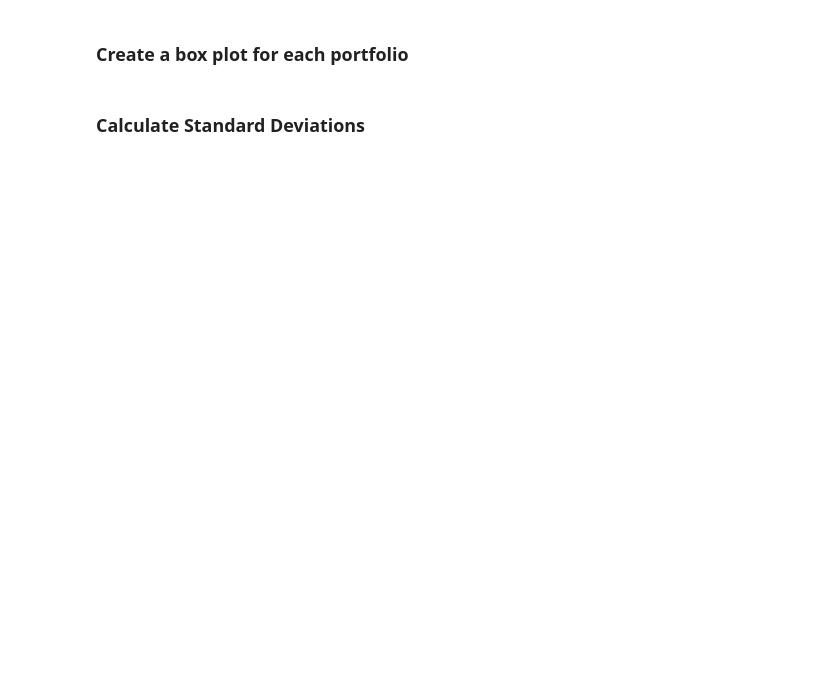
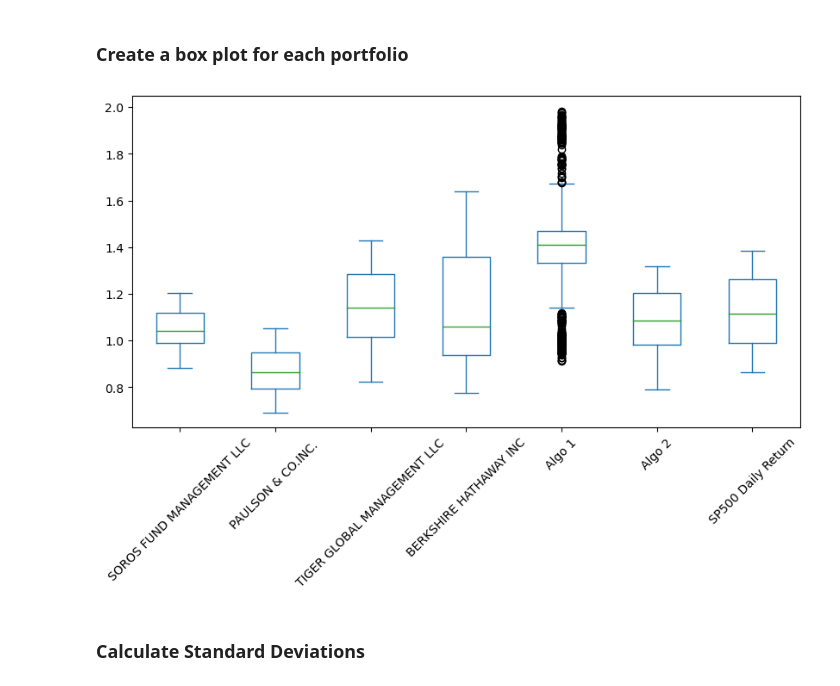
Before and after one commit to gerxxoo/Module_4_challenge, a Jupyter notebook: Starter_Code/whale_analysis.ipynb, the cells around one changed output. Cells and saved outputs as stored; diff of their text form; code cells hidden in the pictures; blank space fills up the shorter version.

```diff
--- a/Starter_Code/whale_analysis.ipynb
+++ b/Starter_Code/whale_analysis.ipynb
@@ -232,3 +239,10 @@ Determine the _risk_ of each portfolio:
+# %%
+# Box plot to visually show risk
+cumulative_boxplot = cumulative_returns.plot.box(figsize = (10, 5))
+# cumulative_boxplot.set_xticklabels(cumulative_boxplot.get_xticklabels(), rotation = 45)
+cumulative_boxplot.tick_params(axis = 'x', rotation = 45)
+# %% [output]
+[figure, added]
 # %% [markdown]
 ### Calculate Standard Deviations
 # %%
```
Also changed, not shown: parts of 14 cells of this notebook.
